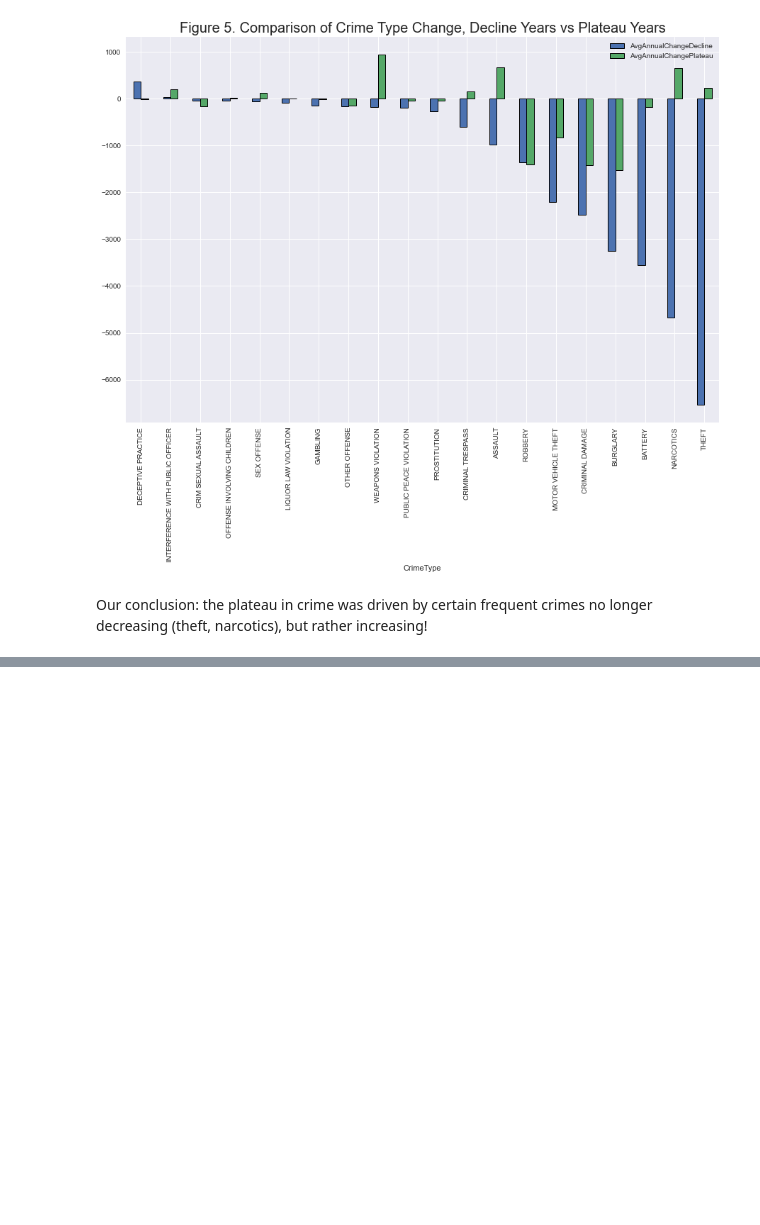
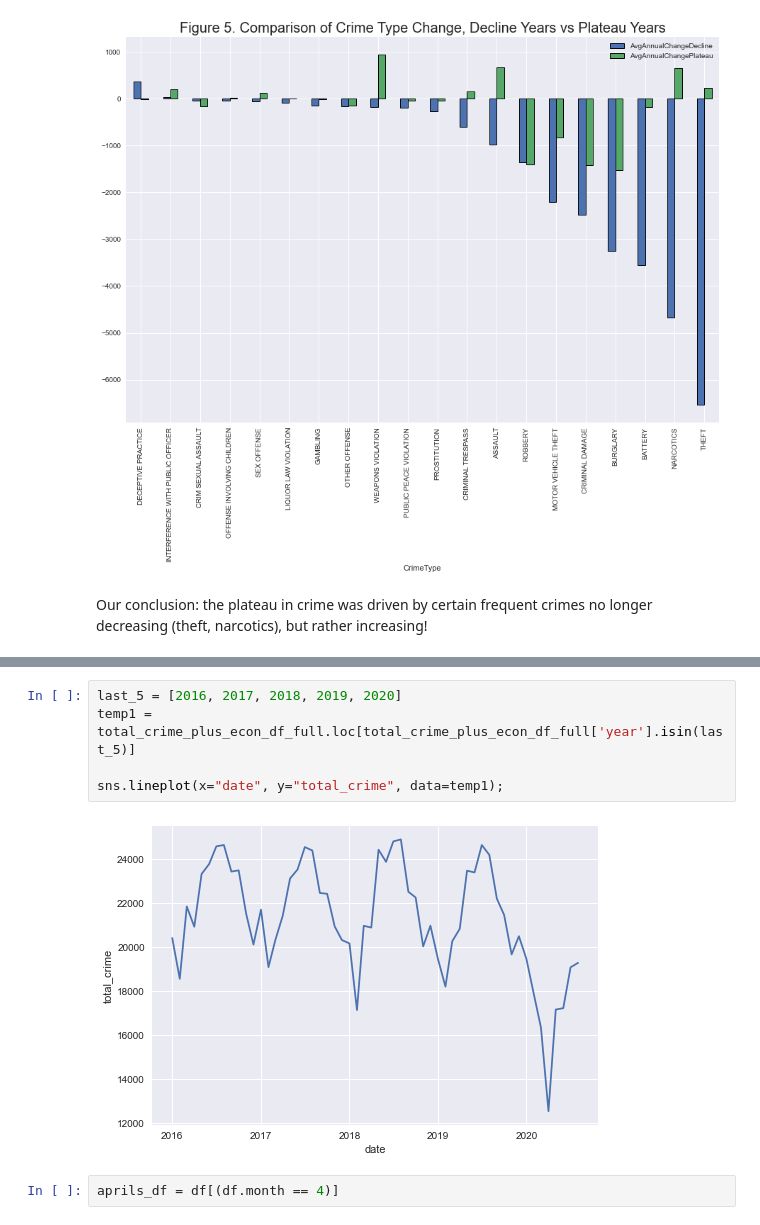
Before and after one commit to tjdolan121/4502Proj, a Jupyter notebook: forge/code/DataMiningQuestions.ipynb, the cells around one changed output, grey strips where cells are left out. Drawn from its saved outputs; the diff is of its cells as text; blank space fills up the shorter version.

```diff
--- a/forge/code/DataMiningQuestions.ipynb
+++ b/forge/code/DataMiningQuestions.ipynb
@@ -283,0 +323,9 @@ Our conclusion: the plateau in crime was driven by certain frequent crimes no lo
+# %%
+last_5 = [2016, 2017, 2018, 2019, 2020]
+temp1 = total_crime_plus_econ_df_full.loc[total_crime_plus_econ_df_full['year'].isin(last_5)]
+
+sns.lineplot(x="date", y="total_crime", data=temp1);
+# %% [output]
+[figure, added]
+# %%
+aprils_df = df[(df.month == 4)]
```
Also changed, not shown: parts of 9 cells of this notebook.
